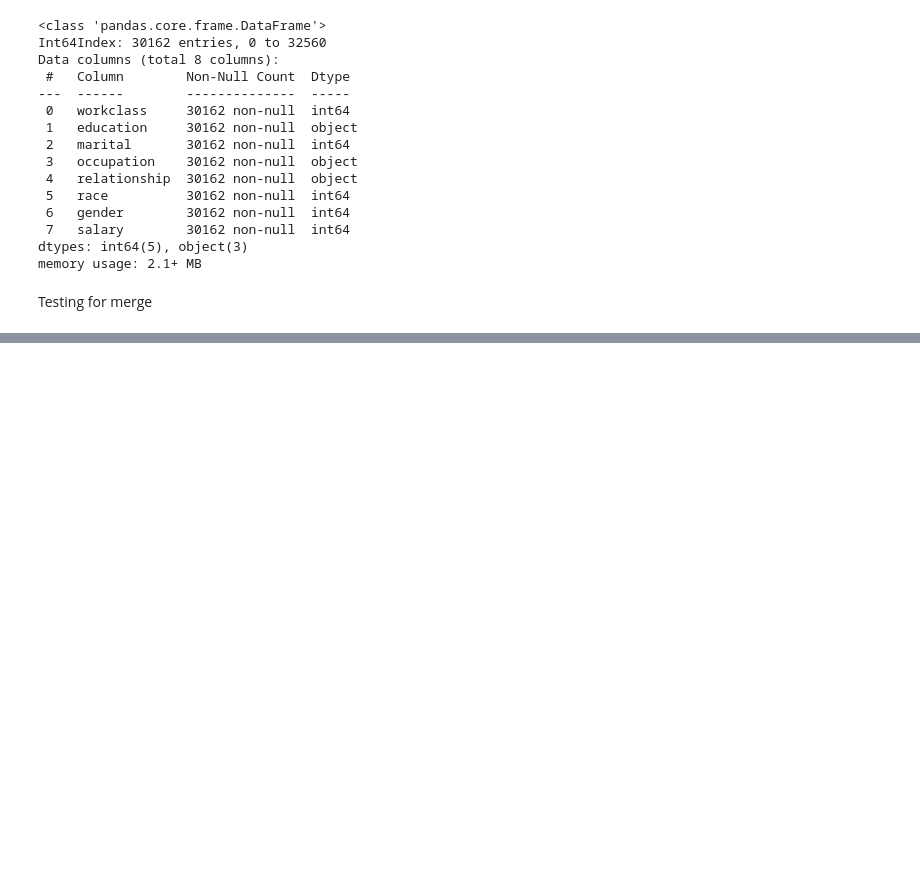
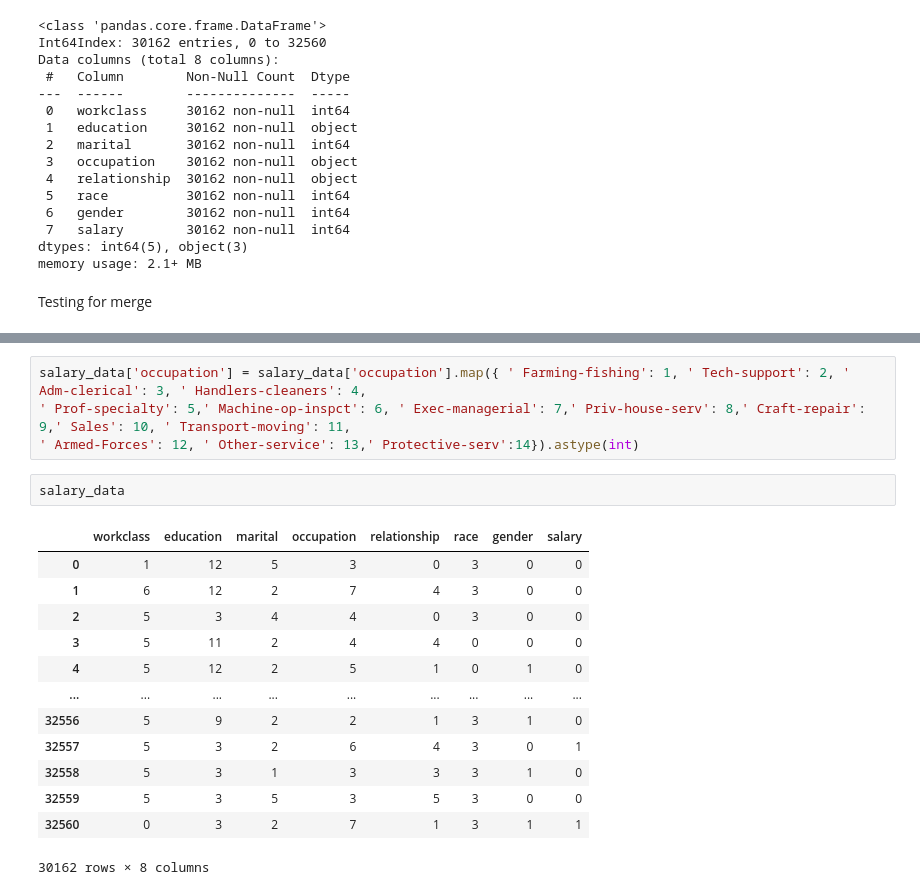
Before and after one commit to IT19237114/ML_Assignment2_IT19135076_IT19237114_IT19092102_IT19148250, a Jupyter notebook: ML_PROJECT.ipynb, the cells around one changed output, grey strips where cells are left out. Drawn from its saved outputs; the diff is of its cells as text; blank space fills up the shorter version.

```diff
--- a/ML_PROJECT.ipynb
+++ b/ML_PROJECT.ipynb
@@ -509,0 +562,20 @@ Testing for merge
+# %%
+salary_data['occupation'] = salary_data['occupation'].map({ ' Farming-fishing': 1, ' Tech-support': 2, ' Adm-clerical': 3, ' Handlers-cleaners': 4,
+' Prof-specialty': 5,' Machine-op-inspct': 6, ' Exec-managerial': 7,' Priv-house-serv': 8,' Craft-repair': 9,' Sales': 10, ' Transport-moving': 11,
+' Armed-Forces': 12, ' Other-service': 13,' Protective-serv':14}).astype(int)
+# %%
+salary_data
+# %% [output]
+|  | workclass | education | marital | occupation | relationship | race | gender | salary |
+| 0 | 1 | 12 | 5 | 3 | 0 | 3 | 0 | 0 |
+| 1 | 6 | 12 | 2 | 7 | 4 | 3 | 0 | 0 |
+| 2 | 5 | 3 | 4 | 4 | 0 | 3 | 0 | 0 |
+| 3 | 5 | 11 | 2 | 4 | 4 | 0 | 0 | 0 |
+| 4 | 5 | 12 | 2 | 5 | 1 | 0 | 1 | 0 |
+| ... | ... | ... | ... | ... | ... | ... | ... | ... |
+| 32556 | 5 | 9 | 2 | 2 | 1 | 3 | 1 | 0 |
+| 32557 | 5 | 3 | 2 | 6 | 4 | 3 | 0 | 1 |
+| 32558 | 5 | 3 | 1 | 3 | 3 | 3 | 1 | 0 |
+| 32559 | 5 | 3 | 5 | 3 | 5 | 3 | 0 | 0 |
+| 32560 | 0 | 3 | 2 | 7 | 1 | 3 | 1 | 1 |
+30162 rows × 8 columns
```
Also changed, not shown: parts of 5 cells of this notebook.
